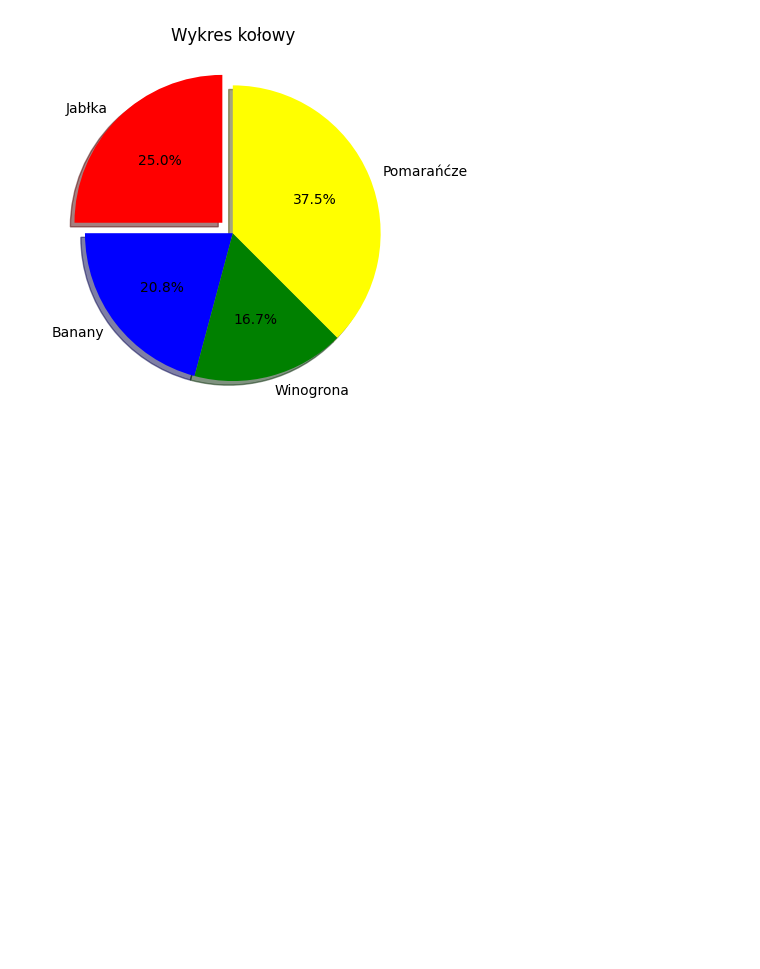
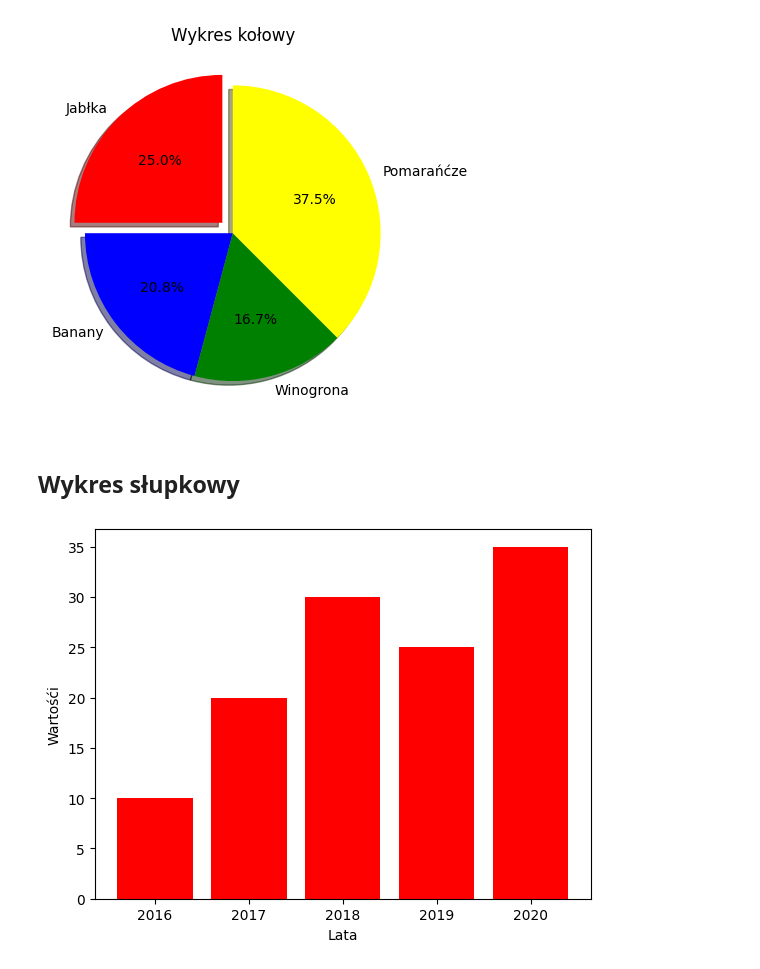
Before and after one commit to rajkonkret/PythonAnalizaDanychZus, a Jupyter notebook: day3/cwiczenie5.ipynb, the cells around one changed output. Saved outputs shown, nothing was run; the diff lists cells and outputs as text; code cells hidden in the pictures; blank space fills up the shorter version.

Commit message:
[3 17] update cwiczenie5.ipynb,słupkowy

```diff
--- a/day3/cwiczenie5.ipynb
+++ b/day3/cwiczenie5.ipynb
@@ -226,3 +226,17 @@ with open('pie.html', 'w') as f: # w - oznacza zapis
     f.write(html)
 # %% [output]
 [figure]
+# %% [markdown]
+## Wykres słupkowy
+# %%
+labels = ['2016', '2017', '2018', '2019', '2020']
+values = [10, 20, 30, 25, 35]
+
+plt.bar(labels, values, color="red")
+
+plt.xlabel("Lata")
+plt.ylabel("Wartośći")
+
+plt.show()
+# %% [output]
+[figure, added]
```
Also changed, not shown: parts of 1 cell of this notebook.
